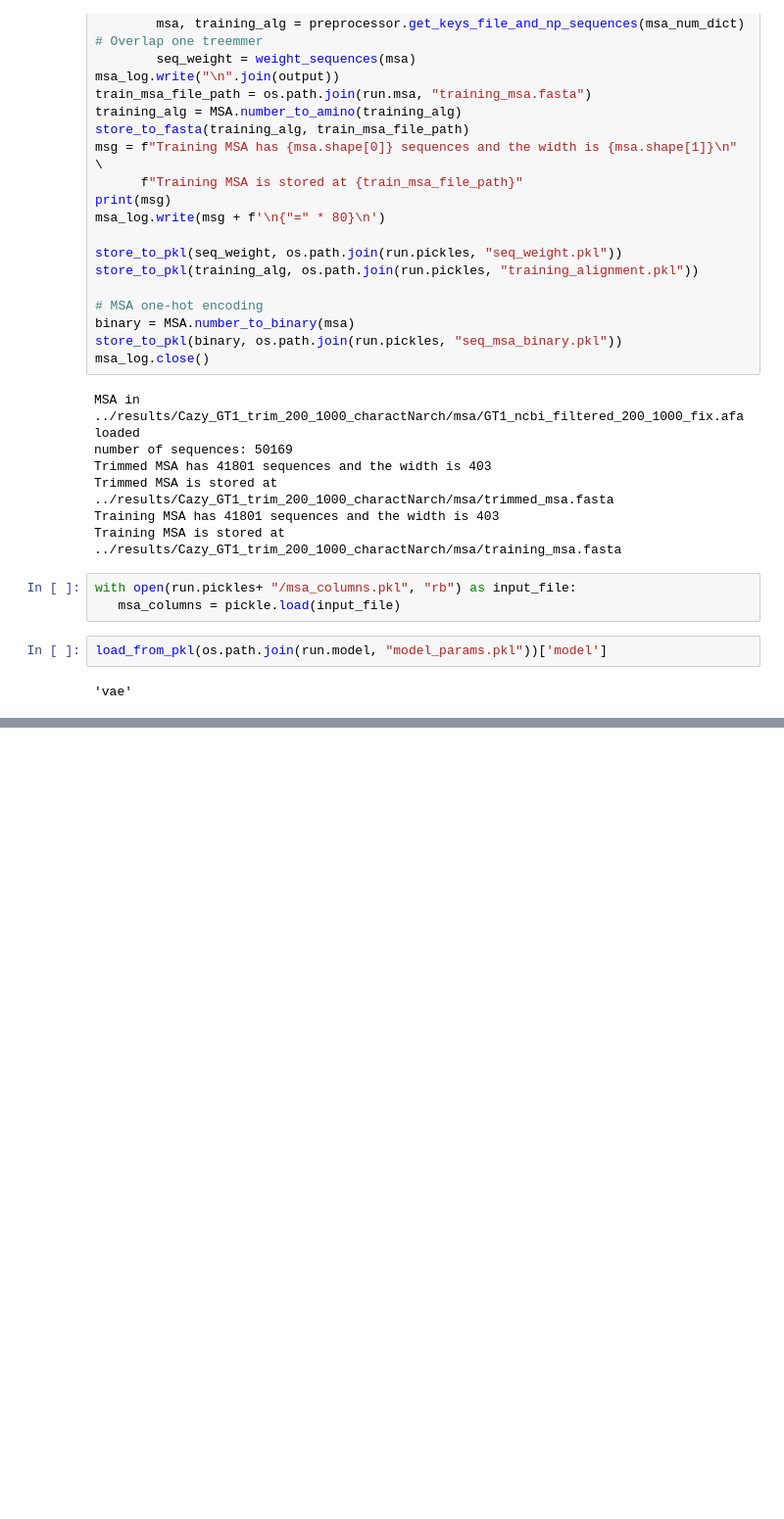
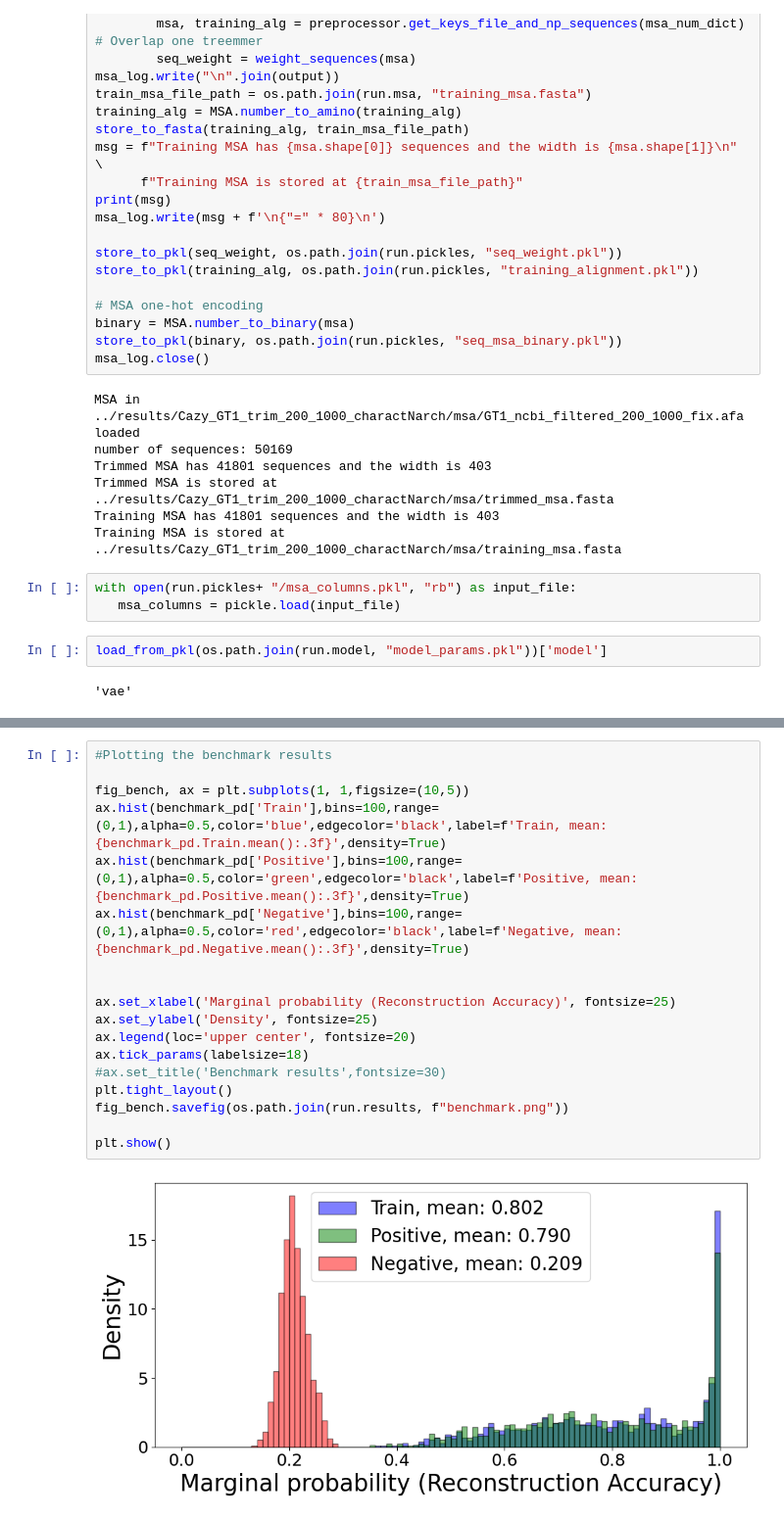
Before and after one commit to daha-la/VAE-enzymes, a Jupyter notebook: vae_notebooks/notebooks/GT1_MSAcreation.ipynb, the cells around one changed output, grey strips where cells are left out. Shown at 98% size. Saved outputs shown, nothing was run; the diff lists cells and outputs as text; blank space fills up the shorter version.

```diff
--- a/vae_notebooks/notebooks/GT1_MSAcreation.ipynb
+++ b/vae_notebooks/notebooks/GT1_MSAcreation.ipynb
@@ -562,0 +561,20 @@ fig_lat.savefig(os.path.join(run.results, f"latent_space_ExpProt.png"))
+# %%
+#Plotting the benchmark results
+
+fig_bench, ax = plt.subplots(1, 1,figsize=(10,5))
+ax.hist(benchmark_pd['Train'],bins=100,range=(0,1),alpha=0.5,color='blue',edgecolor='black',label=f'Train, mean: {benchmark_pd.Train.mean():.3f}',density=True)
+ax.hist(benchmark_pd['Positive'],bins=100,range=(0,1),alpha=0.5,color='green',edgecolor='black',label=f'Positive, mean: {benchmark_pd.Positive.mean():.3f}',density=True)
+ax.hist(benchmark_pd['Negative'],bins=100,range=(0,1),alpha=0.5,color='red',edgecolor='black',label=f'Negative, mean: {benchmark_pd.Negative.mean():.3f}',density=True)
+
+
+ax.set_xlabel('Marginal probability (Reconstruction Accuracy)', fontsize=25)
+ax.set_ylabel('Density', fontsize=25)
+ax.legend(loc='upper center', fontsize=20)
+ax.tick_params(labelsize=18)
+#ax.set_title('Benchmark results',fontsize=30)
+plt.tight_layout()
+fig_bench.savefig(os.path.join(run.results, f"benchmark.png"))
+
+plt.show()
+# %% [output]
+[figure, added]
```
Also changed, not shown: parts of 15 cells of this notebook, 5 other files.
